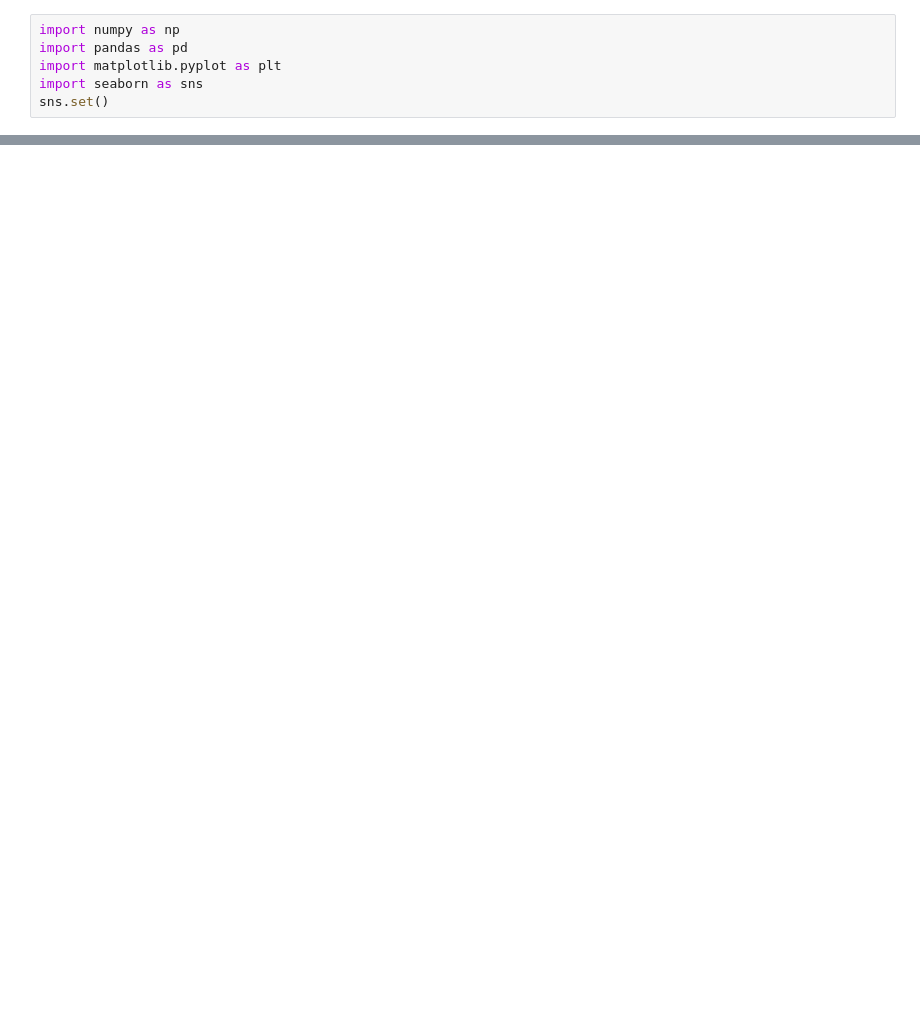
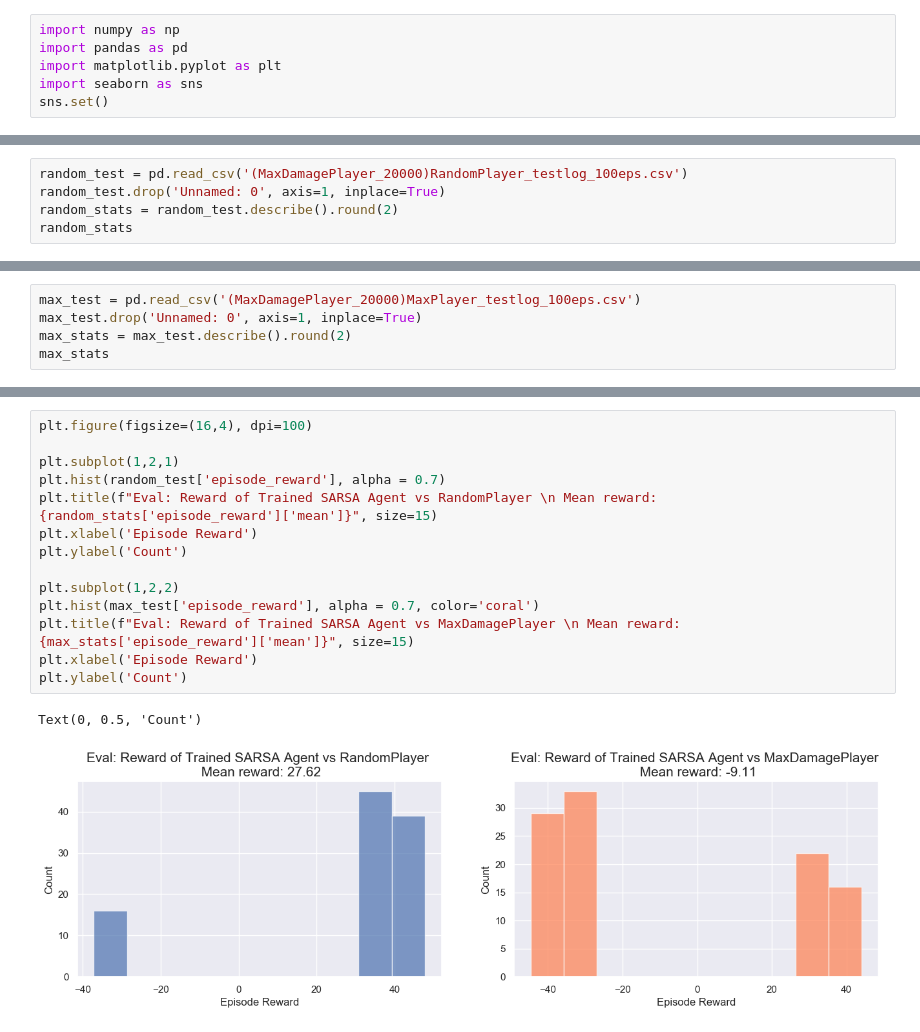
Before and after one commit to vuhcl/poke-env, a Jupyter notebook: src/SARSAAgent/SARSA-Showdown-Results.ipynb, the cells around one changed output, grey strips where cells are left out. Cells and saved outputs as stored; diff of their text form; blank space fills up the shorter version.

```diff
--- a/src/SARSAAgent/SARSA-Showdown-Results.ipynb
+++ b/src/SARSAAgent/SARSA-Showdown-Results.ipynb
@@ -90,0 +128,5 @@ Text(0,0.5,'Count')
+# %%
+random_test = pd.read_csv('(MaxDamagePlayer_20000)RandomPlayer_testlog_100eps.csv')
+random_test.drop('Unnamed: 0', axis=1, inplace=True)
+random_stats = random_test.describe().round(2)
+random_stats
@@ -90,0 +143,5 @@ Text(0,0.5,'Count')
+# %%
+max_test = pd.read_csv('(MaxDamagePlayer_20000)MaxPlayer_testlog_100eps.csv')
+max_test.drop('Unnamed: 0', axis=1, inplace=True)
+max_stats = max_test.describe().round(2)
+max_stats
@@ -90,0 +158,17 @@ Text(0,0.5,'Count')
+# %%
+plt.figure(figsize=(16,4), dpi=100)
+
+plt.subplot(1,2,1)
+plt.hist(random_test['episode_reward'], alpha = 0.7)
+plt.title(f"Eval: Reward of Trained SARSA Agent vs RandomPlayer \n Mean reward: {random_stats['episode_reward']['mean']}", size=15)
+plt.xlabel('Episode Reward')
+plt.ylabel('Count')
+
+plt.subplot(1,2,2)
+plt.hist(max_test['episode_reward'], alpha = 0.7, color='coral')
+plt.title(f"Eval: Reward of Trained SARSA Agent vs MaxDamagePlayer \n Mean reward: {max_stats['episode_reward']['mean']}", size=15)
+plt.xlabel('Episode Reward')
+plt.ylabel('Count')
+# %% [output]
+Text(0, 0.5, 'Count')
+[figure, added]
```
Also changed, not shown: parts of 15 cells of this notebook, 12 other files.
